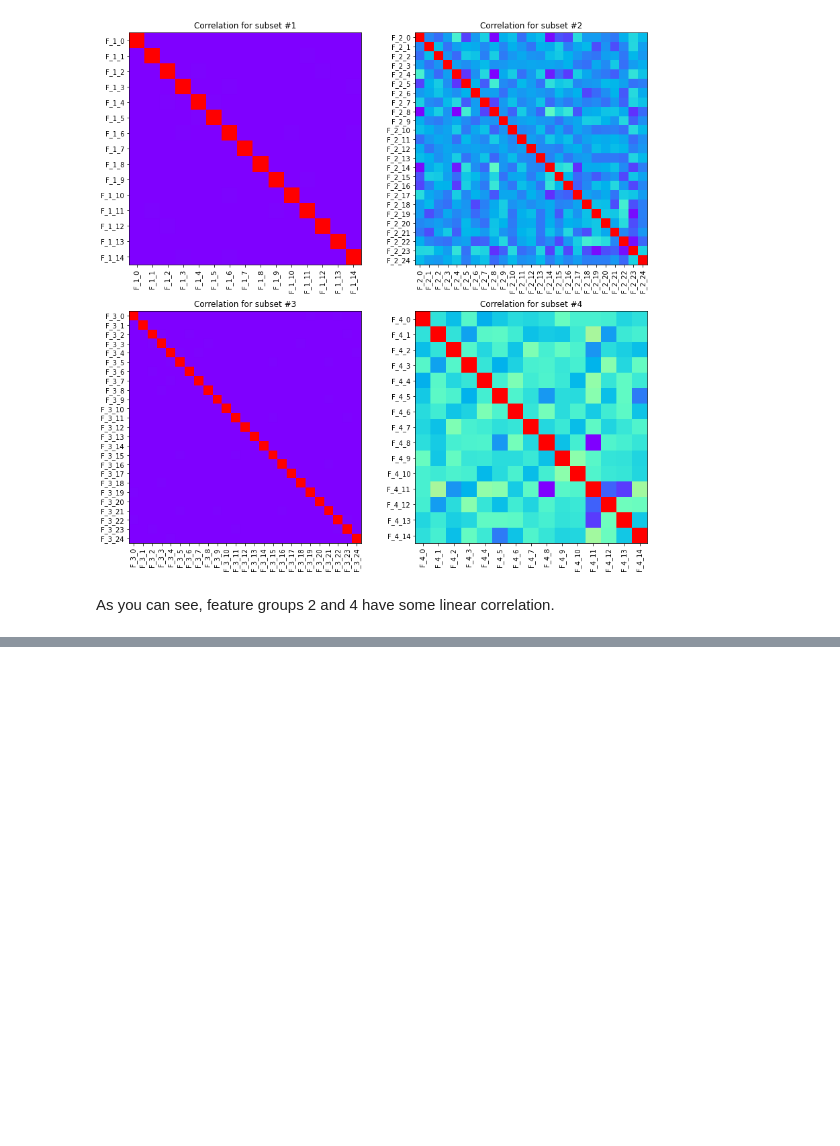
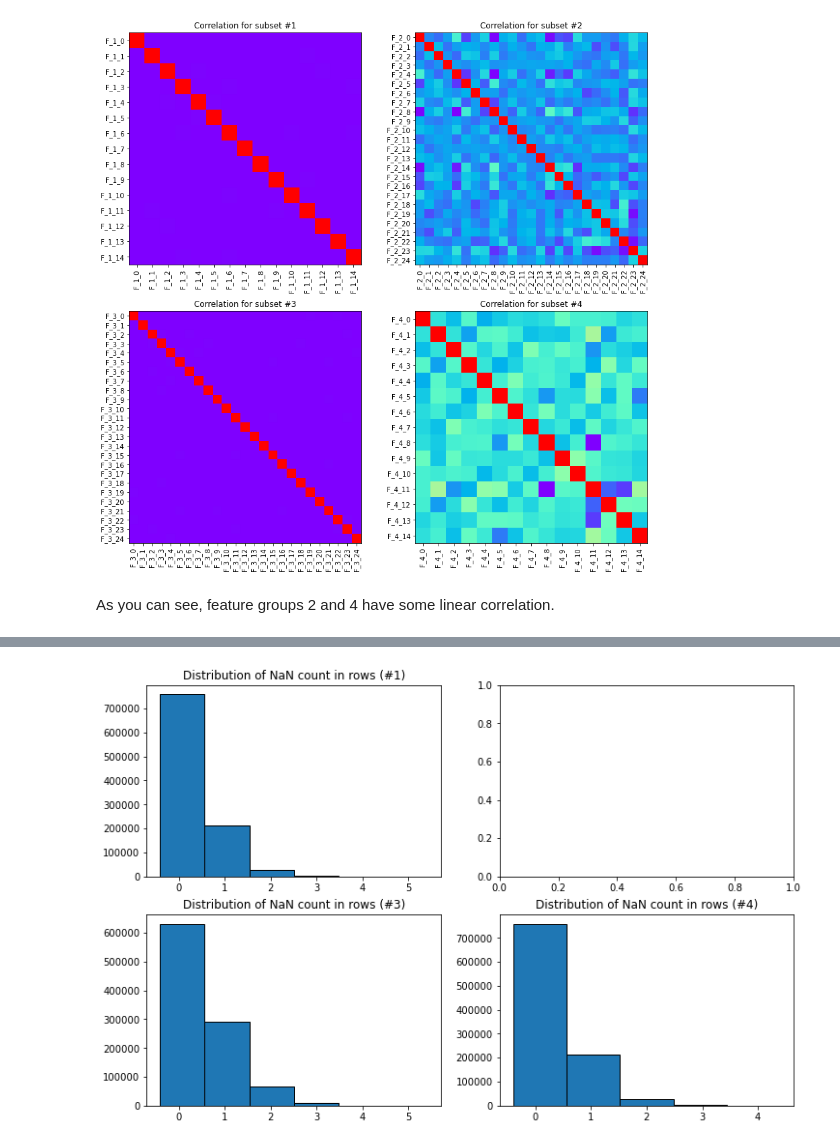
Before and after one commit to j2cry/playground, a Jupyter notebook: 6.2022/overview.ipynb, the cells around one changed output, grey strips where cells are left out. Cells and saved outputs as stored; diff of their text form; code cells hidden in the pictures; blank space fills up the shorter version.

```diff
--- a/6.2022/overview.ipynb
+++ b/6.2022/overview.ipynb
@@ -31,6 +17,6 @@ for n in range(n_sub):
 # %%
 # check for NaN in colunms
-for n, df in enumerate(subset[1:], 1):
+for n, df in enumerate(aux.subset[1:], 1):
     nan_cols = df.columns[df.isna().any()]
     print(f'Columns containing NaN in subset #{n}: {nan_cols.size} / {df.columns.size}')
 # %% [output]
@@ -49,7 +35,7 @@ Avg. NaN ratio: 0.01818
 # correlations
 fig, ax = plt.subplots(2, 2, figsize=(14, 14))
 
-for n, df in enumerate(subset[1:]):
+for n, df in enumerate(aux.subset[1:]):
     x, y = n // 2, n % 2
     ax[x, y].set_title(f'Correlation for subset #{n + 1}')
     ax[x, y].imshow(df.corr(), cmap='rainbow')
@@ -61,0 +87,15 @@ As you can see, feature groups 2 and 4 have some linear correlation.
+# %%
+# rows per subsets - #2 has no NaN
+fig, ax = plt.subplots(2, 2, figsize=(12, 8))
+for n in range(4):
+    nan_count = aux.subset[n + 1].isna().sum(axis=1)
+    if nan_count.max() == 0:
+        continue
+    x, y = n // 2, n % 2
+    ax[x, y].set_title(f'Distribution of NaN count in rows (#{n + 1})')
+    ax[x, y].hist(nan_count, edgecolor='black', bins=nan_count.max())
+
+    step = nan_count.max() / (nan_count.max() + 1)
+    ax[x, y].set_xticks(np.linspace(step / 2, nan_count.max() - step / 2, nan_count.max()), labels=range(nan_count.max()));
+# %% [output]
+[figure, added]
```
Also changed, not shown: parts of 9 cells of this notebook.
